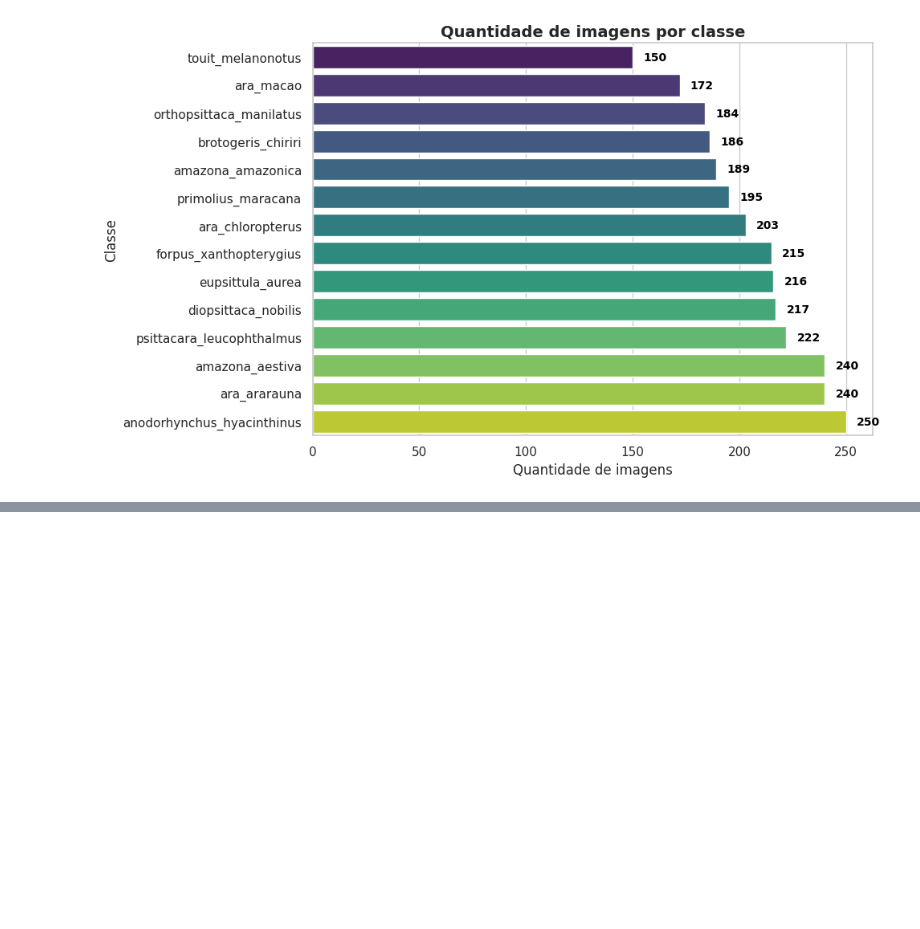
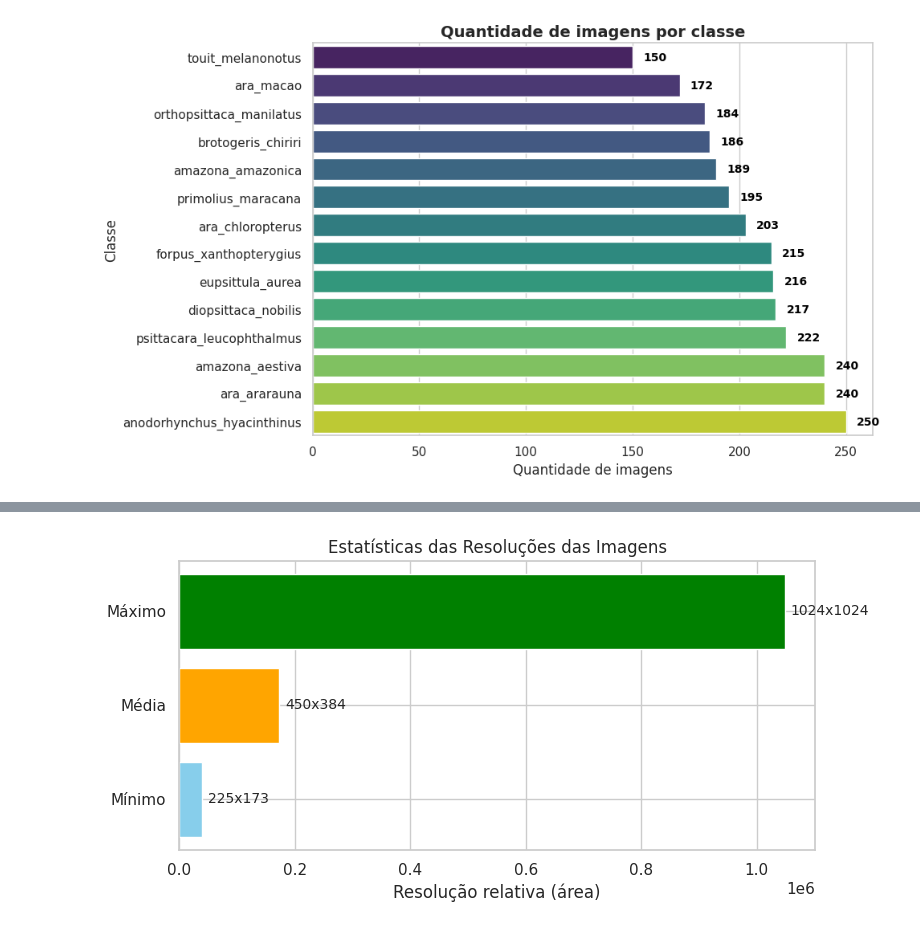
Before and after one commit to PedroSampaioDias/papagaio, a Jupyter notebook: papagaio.ipynb, the cells around one changed output, grey strips where cells are left out. Saved outputs shown, nothing was run; the diff lists cells and outputs as text; code cells hidden in the pictures; blank space fills up the shorter version.

```diff
--- a/papagaio.ipynb
+++ b/papagaio.ipynb
@@ -138,0 +176,58 @@ Passing `palette` without assigning `hue` is deprecated and will be removed in v
+# %%
+
+# Lista para armazenar resoluções
+resolucoes = []
+
+# Percorre todas as subpastas e arquivos
+for root, dirs, files in os.walk(dataset_path):
+    for file in files:
+        ext = os.path.splitext(file)[1].lower()
+        if ext in [".jpg", ".jpeg", ".png", ".bmp", ".tiff", ".gif"]:
+            try:
+                img_path = os.path.join(root, file)
+                with Image.open(img_path) as img:
+                    w, h = img.size
+                    resolucoes.append((w, h))
+            except:
+                pass
+
+# Estatísticas
+larguras = [w for w, h in resolucoes]
+alturas = [h for w, h in resolucoes]
+
+res_min = (min(larguras), min(alturas))
+res_max = (max(larguras), max(alturas))
+res_media = (int(np.mean(larguras)), int(np.mean(alturas)))
+
+# Lista de barras com valores e rótulos
+barras = [
+    ("Mínimo", res_min),
+    ("Média", res_media),
+    ("Máximo", res_max)
+]
+
+# Ordena por largura*altura (área da imagem)
+barras.sort(key=lambda x: x[1][0]*x[1][1])
+
+# Extrai dados para plot
+nomes = [nome for nome, res in barras]
+res_labels = [f"{res[0]}x{res[1]}" for nome, res in barras]
+valores = [res[0]*res[1] for nome, res in barras]  # usado só para tamanho da barra
+
+# Cria gráfico horizontal
+plt.figure(figsize=(8,4))
+bars = plt.barh(range(len(nomes)), valores, color=["skyblue", "orange", "green"])
+plt.yticks(range(len(nomes)), nomes)
+plt.xlabel("Resolução relativa (área)")
+plt.title("Estatísticas das Resoluções das Imagens")
+
+# Adiciona rótulo [LxA] na frente de cada barra
+for bar, label in zip(bars, res_labels):
+    plt.text(bar.get_width() + max(valores)*0.01,
+             bar.get_y() + bar.get_height()/2,
+             label, va="center", fontsize=10)
+
+plt.tight_layout()
+plt.show()
+# %% [output]
+[figure, added]
```
Also changed, not shown: parts of 6 cells of this notebook.
